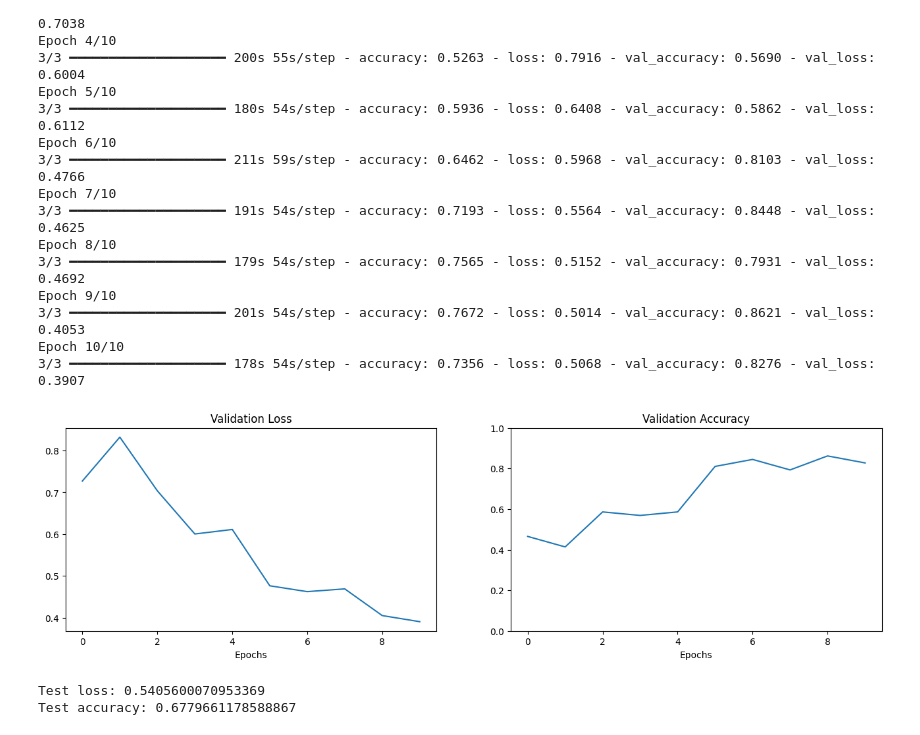
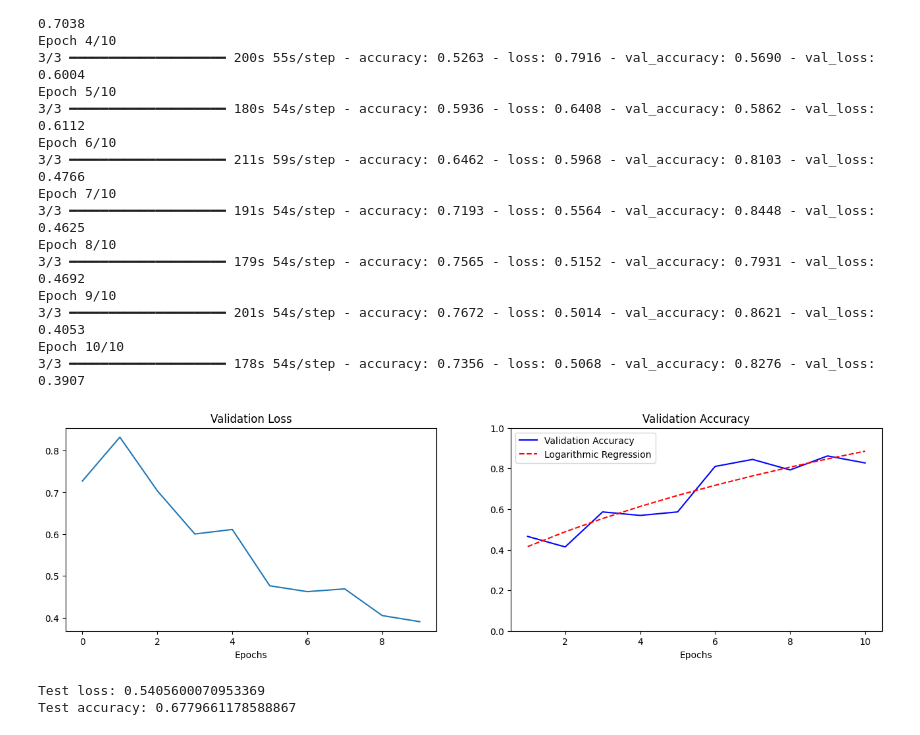
Before and after one commit to gskumlehn/maltese-or-poodle, a Jupyter notebook: vgg_whippet_or_pug.ipynb, the cells around one changed output. Drawn from its saved outputs; the diff is of its cells as text; code cells hidden in the pictures.

```diff
--- a/vgg_whippet_or_pug.ipynb
+++ b/vgg_whippet_or_pug.ipynb
@@ -207,22 +207,45 @@ Epoch 9/10
 3/3 ━━━━━━━━━━━━━━━━━━━━ 201s 54s/step - accuracy: 0.7672 - loss: 0.5014 - val_accuracy: 0.8621 - val_loss: 0.4053
 Epoch 10/10
 3/3 ━━━━━━━━━━━━━━━━━━━━ 178s 54s/step - accuracy: 0.7356 - loss: 0.5068 - val_accuracy: 0.8276 - val_loss: 0.3907
-# %%
-fig = plt.figure(figsize=(16,4))
-ax = fig.add_subplot(121)
-ax.plot(history2.history["val_loss"])
-ax.set_title("Validation Loss")
-ax.set_xlabel("Epochs")
-
-ax2 = fig.add_subplot(122)
-ax2.plot(history2.history["val_accuracy"])
-ax2.set_title("Validation Accuracy")
-ax2.set_xlabel("Epochs")
-ax2.set_ylim(0, 1)
-
-plt.show()
-# %% [output]
-[figure, removed]
+# %%
+import numpy as np
+from scipy.optimize import curve_fit
+
+# Define the logarithmic function for regression
+def log_func(x, a, b, c):
+    return a * np.log(b * x + c)
+
+# Extract epoch data and validation accuracy
+epochs = np.arange(1, len(history2.history["val_accuracy"]) + 1)
+val_accuracy = np.array(history2.history["val_accuracy"])
+
+# Fit the logarithmic regression
+popt, _ = curve_fit(log_func, epochs, val_accuracy, maxfev=10000)
+
+# Generate the fitted curve using the regression parameters
+fitted_curve = log_func(epochs, *popt)
+
+# Plot the graphs
+fig = plt.figure(figsize=(16, 4))
+
+# Validation loss
+ax = fig.add_subplot(121)
+ax.plot(history2.history["val_loss"])
+ax.set_title("Validation Loss")
+ax.set_xlabel("Epochs")
+
+# Validation accuracy with logarithmic regression
+ax2 = fig.add_subplot(122)
+ax2.plot(epochs, val_accuracy, label="Validation Accuracy", color="blue")
+ax2.plot(epochs, fitted_curve, label="Logarithmic Regression", color="red", linestyle="--")
+ax2.set_title("Validation Accuracy")
+ax2.set_xlabel("Epochs")
+ax2.set_ylim(0, 1)
+ax2.legend()
+
+plt.show()
+# %% [output]
+[figure, added]
 # %%
 loss, accuracy = model_new.evaluate(x_test, y_test, verbose=0)
 
```
